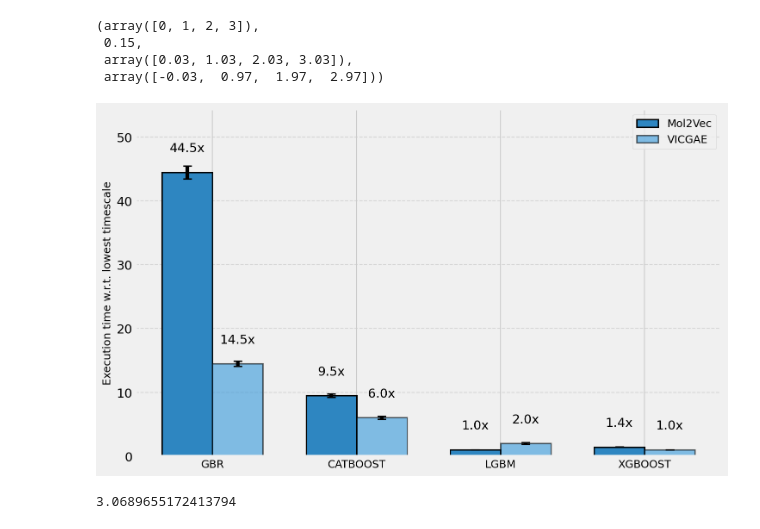
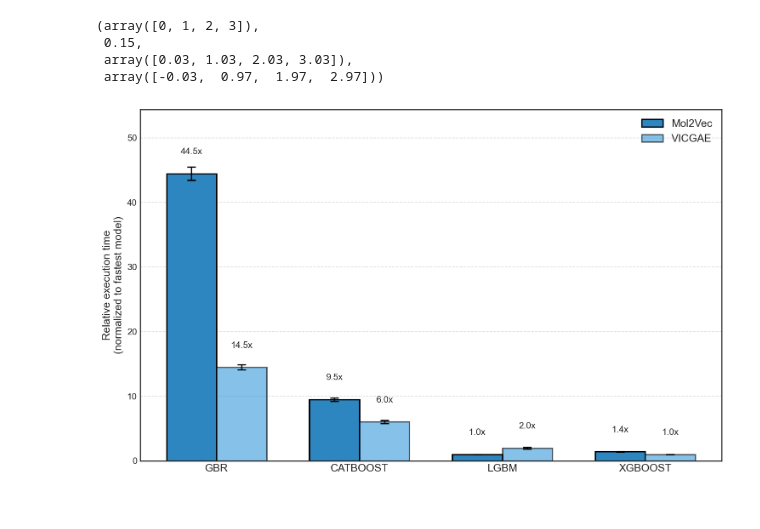
Before and after one commit to aravindhnivas/cxml_py, a Jupyter notebook: notebooks/plot_distributions.ipynb, the cells around one changed output. Saved outputs shown, nothing was run; the diff lists cells and outputs as text; code cells hidden in the pictures.

```diff
--- a/notebooks/plot_distributions.ipynb
+++ b/notebooks/plot_distributions.ipynb
@@ -610,7 +610,7 @@ vicgae_errors = [ts.std_dev for ts in timescales_vicgae.values()]
 # vicgae_errors = [1, 0.3, 0.1, 0.05]
 
 # Set up the plot with a modern style
-plt.style.use('fivethirtyeight')
+# plt.style.use('default')
 fig, ax = plt.subplots(figsize=(10, 6), dpi=150)  # Increased height from 6 to 7
 
 # Set width of bars and positions of the bars
@@ -640,7 +640,7 @@ bars2 = ax.bar(x + bar_width/2, vicgae_times, bar_width,
                         'capthick': 1.5})
 
 # Customize the plot
-ax.set_ylabel('Execution time w.r.t. lowest timescale', fontsize=12)
+ax.set_ylabel('Relative execution time\n(normalized to fastest model)', fontsize=12)
 # ax.set_title('Model Execution Time Comparison', fontsize=14, pad=20)
 ax.set_xticks(x)
 ax.set_xticklabels(x_models, fontsize=12)
@@ -648,35 +648,31 @@ ax.legend(fontsize=12)
 
 # Calculate y-axis limit to accommodate bars, errors, and labels
 max_height = max(max(mol2vec_times), max(vicgae_times))
 max_error = max(max(mol2vec_errors), max(vicgae_errors))
 y_limit = max_height + max_error + (max_height * 0.2)  # Add 20% padding
 ax.set_ylim(0, y_limit)
 
 # Add value labels on top of each bar
 def autolabel(bars):
     for bar in bars:
         height = bar.get_height()
         ax.annotate(f'{height:.1f}x',
                    xy=(bar.get_x() + bar.get_width() / 2, height),
                    xytext=(0, 20),  # Increased vertical offset from 3 to 8
                    textcoords="offset points",
                    ha='center', va='bottom')
 
 autolabel(bars1)
 autolabel(bars2)
 
 # Add a light grid for better readability
 ax.grid(axis='y', linestyle='--', alpha=0.7)
 ax.set_axisbelow(True)
 
 # Fine-tune the layout
 plt.tight_layout()
 
 # Show the plot
 plt.show()
 # %% [output]
-[figure, old version]
+[figure, new version]
-# %%
-44.5 / 14.5
-# %% [output]
-3.0689655172413794
```
Also changed, not shown: parts of 6 cells of this notebook.
